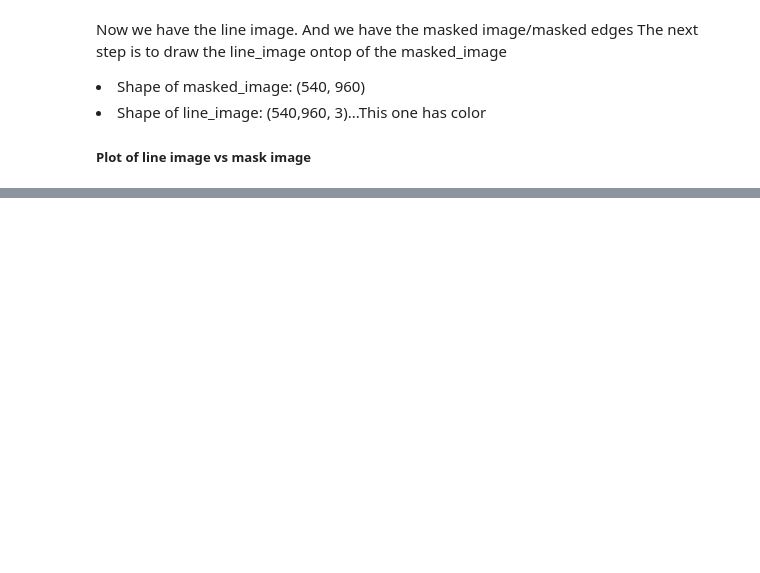
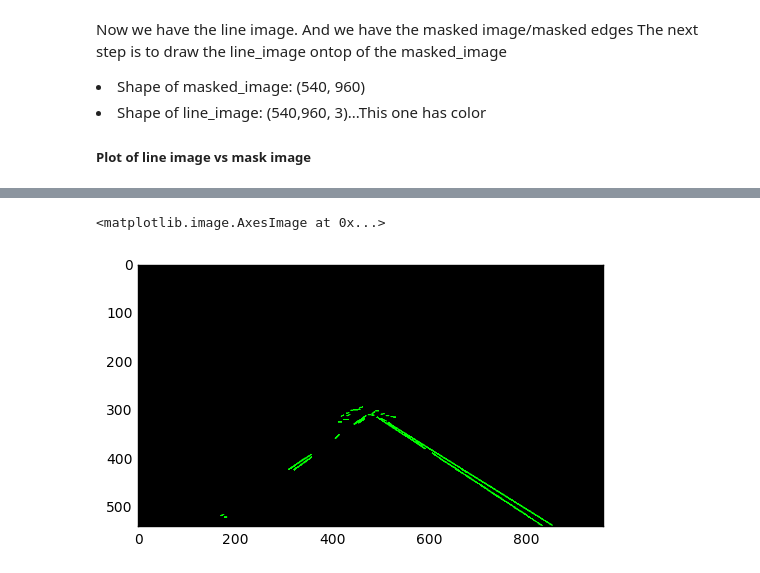
Before and after one commit to JonathanCMitchell/Self-Driving-Car-ND, a Jupyter notebook: Project 1-Lane Detection.ipynb, the cells around one changed output, grey strips where cells are left out. Cells and saved outputs as stored; diff of their text form; code cells hidden in the pictures; blank space fills up the shorter version.

```diff
--- a/Project 1-Lane Detection.ipynb
+++ b/Project 1-Lane Detection.ipynb
@@ -170,2 +170,7 @@ plt.show()
+# %%
+plt.imshow(hough_image)
+# %% [output]
+<matplotlib.image.AxesImage at 0x...>
+[figure, added]
 # %%
 # WeightedImage(color_edges,
```
Also changed, not shown: parts of 3 cells of this notebook.
